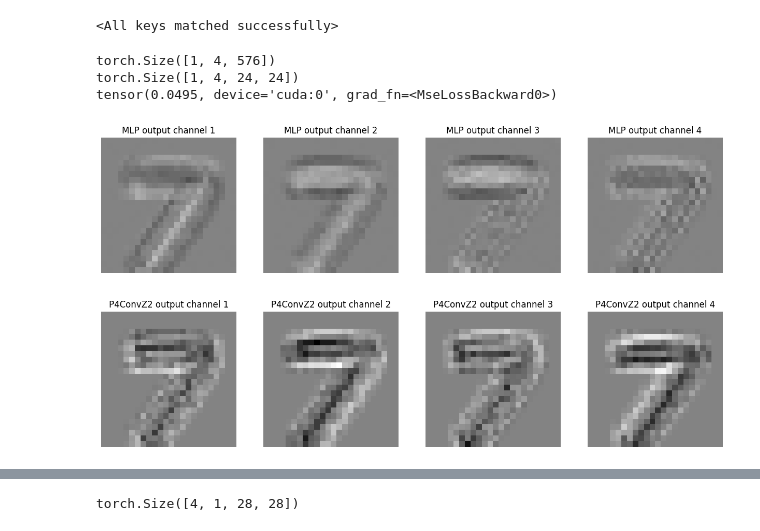
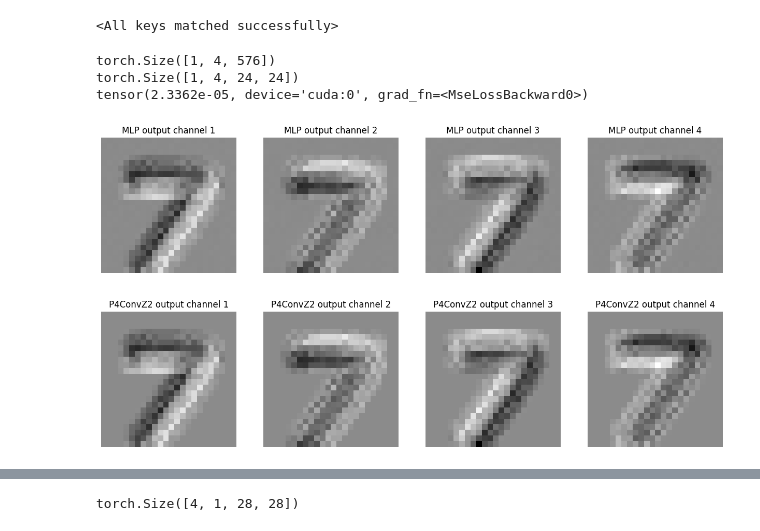
Before and after one commit to LeoChengKX/Rotational-Equivariant-Experiments, a Jupyter notebook: visualization.ipynb, the cells around one changed output, grey strips where cells are left out. Drawn from its saved outputs; the diff is of its cells as text; code cells hidden in the pictures.

```diff
--- a/visualization.ipynb
+++ b/visualization.ipynb
@@ -154,7 +247,7 @@ cfg.blocks = 9
 cfg.layers = 1
 cfg.block_output_dim = cnn_dim_out(cfg.img_dim, 3, 1, 0) ** 2
 cfg.merge_dim = 10
-cfg.provide_filter = 1
+cfg.provide_filter = 0
 cfg.emb_dim = 20
 
 cparams_P4 = torch.rand((1, 1, 4, 3, 3)).cuda()
@@ -167,17 +260,19 @@ modelP4.load_state_dict(checkpoint['model'])
 # %%
 
 mlp_out_2 = modelP4(mlp_out.unsqueeze(0), cparams_P4.flatten())
 cnn_out_2 = convP4(cnn_out.unsqueeze(0))
 print(mlp_out_2.shape)
 print(cnn_out_2.shape)
-print(nn.MSELoss()(mlp_out_2.reshape(4, 24, 24), cnn_out_2.reshape(4, 24, 24)))
+print(nn.MSELoss()(mlp_out_2.view(4, 24, 24), cnn_out_2.view(4, 24, 24)))
 
-plot_results(mlp_out_2.reshape(4, 24, 24), cnn_out_2.reshape(4, 24, 24))
+plot_results(mlp_out_2.view(4, 24, 24), cnn_out_2.view(4, 24, 24))
+plt.savefig("P4out.png")
+plt.show()
 # %% [output]
 torch.Size([1, 4, 576])
 torch.Size([1, 4, 24, 24])
-tensor(0.0495, device='cuda:0', grad_fn=<MseLossBackward0>)
+tensor(2.3362e-05, device='cuda:0', grad_fn=<MseLossBackward0>)
-[figure, old version]
+[figure, new version]
 # %%
 result_cnn = torch.max(cnn_out_2, axis=1)[0].squeeze()
 result_mlp = torch.max(mlp_out_2, axis=1)[0].squeeze()
```
Also changed, not shown: parts of 12 cells of this notebook, 11 other files.
